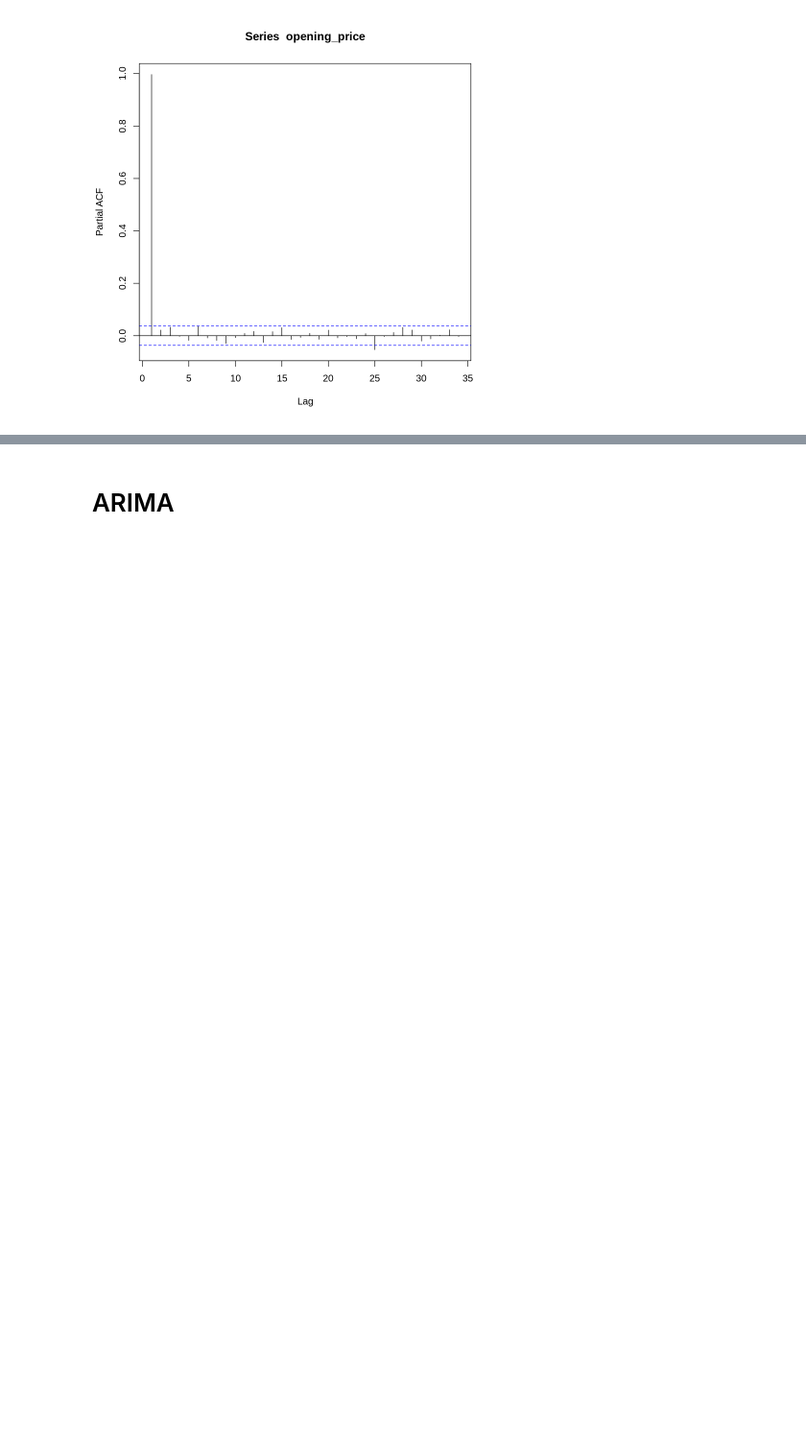
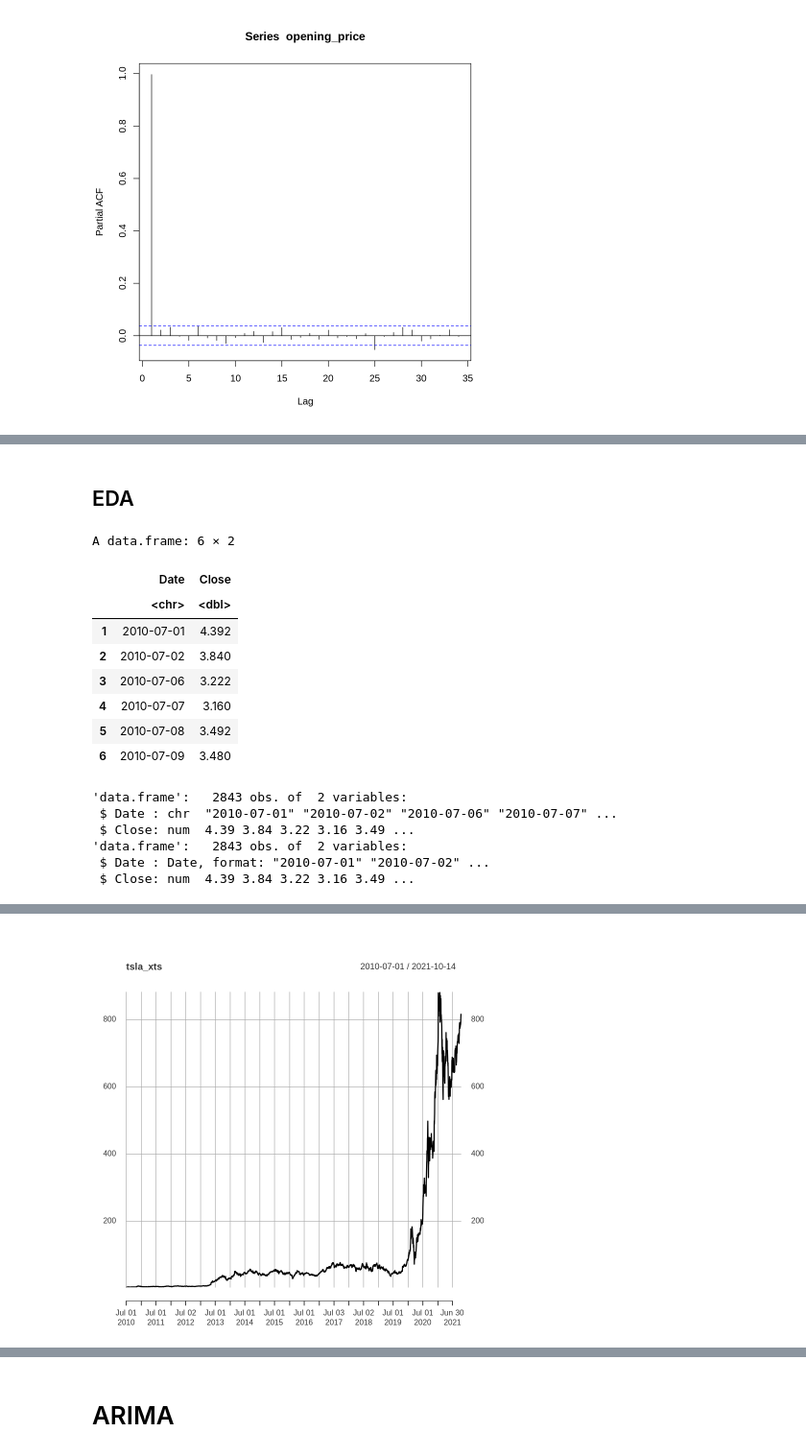
Before and after one commit to jpezan/TSLA-TS-Stock-Analysis, a Jupyter notebook: code/TSLA_in_R.ipynb, the cells around one changed output, grey strips where cells are left out. Shown at 96% size. Drawn from its saved outputs; the diff is of its cells as text; code cells hidden in the pictures; blank space fills up the shorter version.

```diff
--- a/code/TSLA_in_R.ipynb
+++ b/code/TSLA_in_R.ipynb
@@ -33,0 +37,40 @@ EDA
+# %% [markdown]
+## EDA
+# %%
+#Select date and closing stock price
+tsla = df[, c('Date', 'Close')]
+head(tsla)
+str(tsla)
+
+#Convert date from character into date format
+tsla$Date<-as.Date(paste(tsla$Date,"-01",sep=""))  # Convert to date
+str(tsla)
+
+# Read tsla using read.zoo
+#install.packages('zoo')
+library(zoo)
+tsla_zoo <- read.zoo(tsla)
+
+# Convert tsla_zoo to xts
+#install.packages('xts')
+library(xts)
+tsla_xts<-as.xts(tsla_zoo)
+
+#Plot closing price
+plot(tsla_xts)
+# %% [output]
+A data.frame: 6 × 2
+|  | Date | Close |
+|  | <chr> | <dbl> |
+| 1 | 2010-07-01 | 4.392 |
+| 2 | 2010-07-02 | 3.840 |
+| 3 | 2010-07-06 | 3.222 |
+| 4 | 2010-07-07 | 3.160 |
+| 5 | 2010-07-08 | 3.492 |
+| 6 | 2010-07-09 | 3.480 |
+'data.frame':   2843 obs. of  2 variables:
+ $ Date : chr  "2010-07-01" "2010-07-02" "2010-07-06" "2010-07-07" ...
+ $ Close: num  4.39 3.84 3.22 3.16 3.49 ...
+'data.frame':   2843 obs. of  2 variables:
+ $ Date : Date, format: "2010-07-01" "2010-07-02" ...
+ $ Close: num  4.39 3.84 3.22 3.16 3.49 ...
@@ -33,0 +79 @@ EDA
+[figure, added]
```
Also changed, not shown: parts of 25 cells of this notebook.
